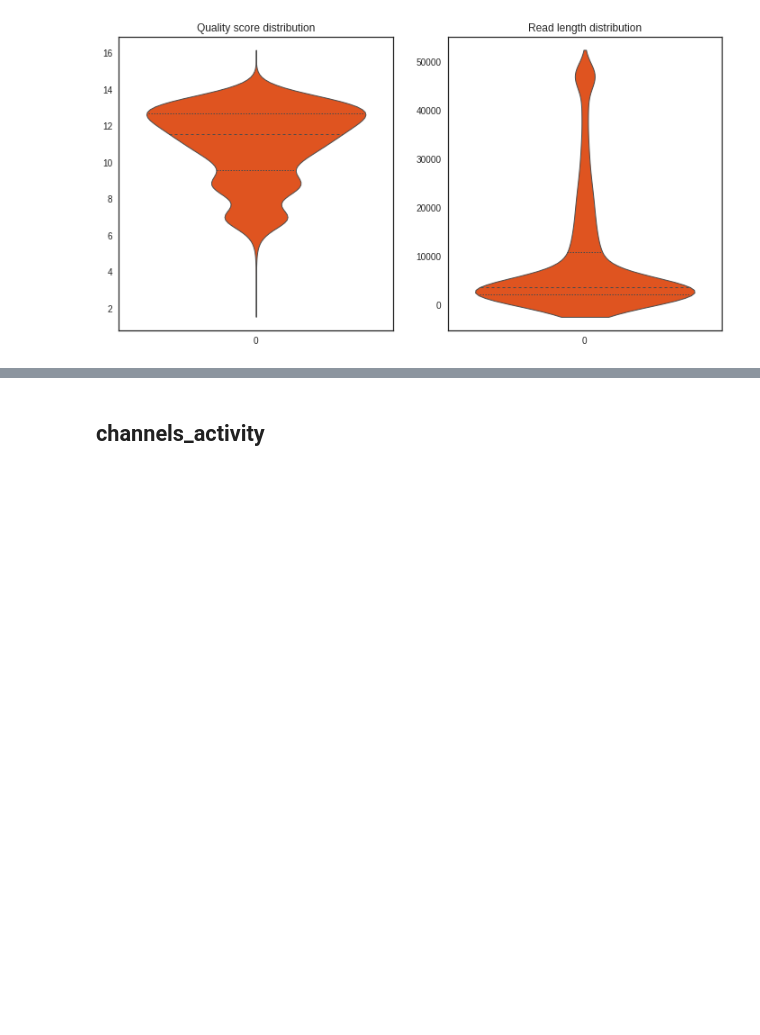
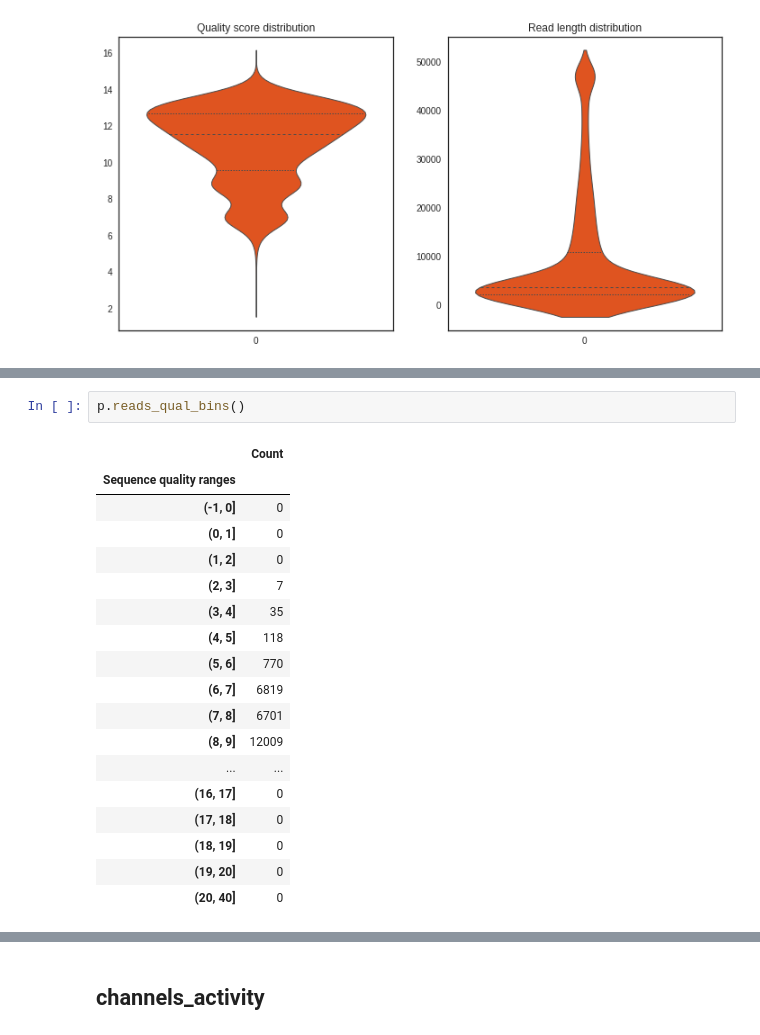
Before and after one commit to a-slide/pycoQC, a Jupyter notebook: pycoQC/test_pycoQC.ipynb, the cells around one changed output, grey strips where cells are left out. Cells and saved outputs as stored; diff of their text form; blank space fills up the shorter version.

Commit message:
Add binning function for read length and quality

```diff
--- a/pycoQC/test_pycoQC.ipynb
+++ b/pycoQC/test_pycoQC.ipynb
@@ -100,0 +155,21 @@ Distribution of quality scores and read lengths
+# %%
+p.reads_qual_bins()
+# %% [output]
+|  | Count |
+| Sequence quality ranges |  |
+| (-1, 0] | 0 |
+| (0, 1] | 0 |
+| (1, 2] | 0 |
+| (2, 3] | 7 |
+| (3, 4] | 35 |
+| (4, 5] | 118 |
+| (5, 6] | 770 |
+| (6, 7] | 6819 |
+| (7, 8] | 6701 |
+| (8, 9] | 12009 |
+| ... | ... |
+| (16, 17] | 0 |
+| (17, 18] | 0 |
+| (18, 19] | 0 |
+| (19, 20] | 0 |
+| (20, 40] | 0 |
```
Also changed, not shown: parts of 7 cells of this notebook, 1 other file.
